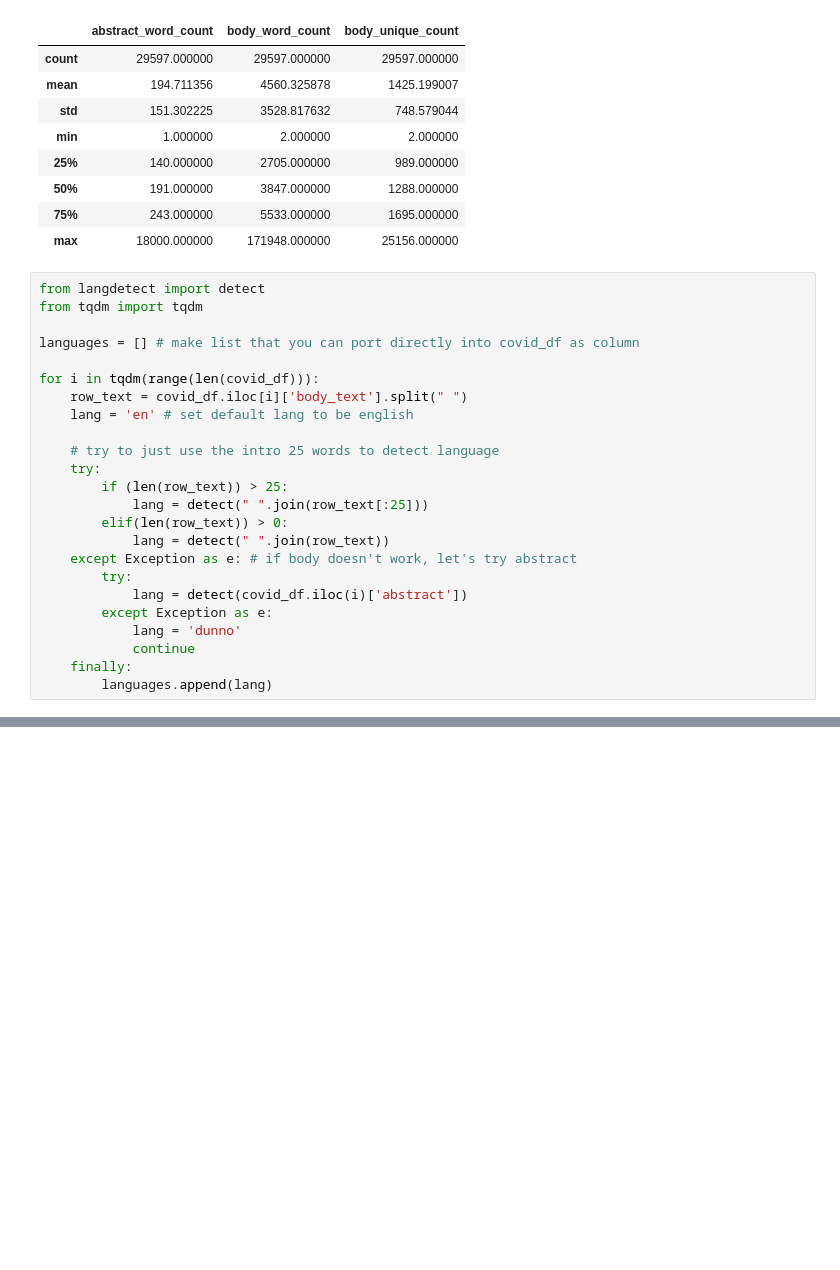
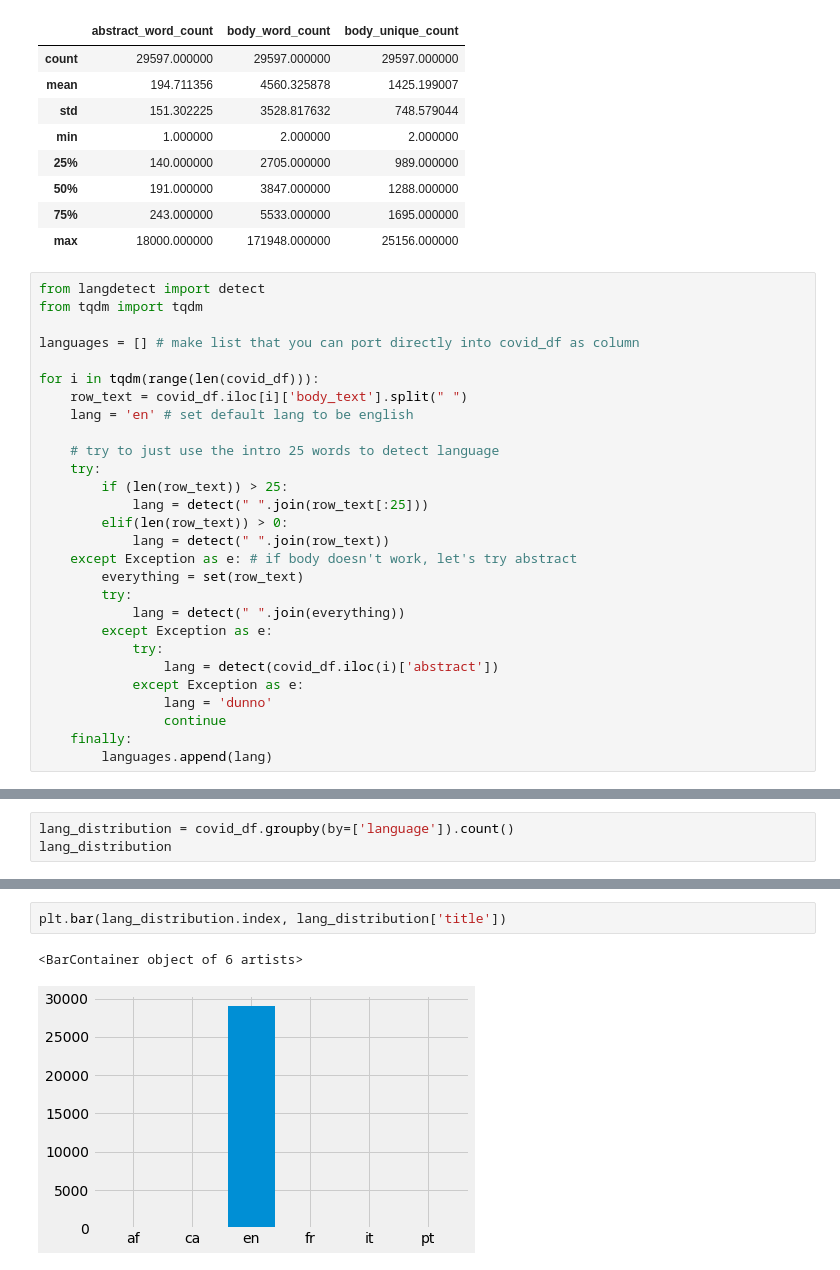
Before and after one commit to orangejuicetin/CIS545-Final-Project, a Jupyter notebook: justin_choi_cis545_final.ipynb, the cells around one changed output, grey strips where cells are left out. Drawn from its saved outputs; the diff is of its cells as text; blank space fills up the shorter version.

Commit message:
added a bit more EDA, tried fixing up the language detection segment

```diff
--- a/justin_choi_cis545_final.ipynb
+++ b/justin_choi_cis545_final.ipynb
@@ -221,10 +221,14 @@ for i in tqdm(range(len(covid_df))):
         elif(len(row_text)) > 0:
             lang = detect(" ".join(row_text))
     except Exception as e: # if body doesn't work, let's try abstract
+        everything = set(row_text)
         try:
-            lang = detect(covid_df.iloc(i)['abstract'])
+            lang = detect(" ".join(everything))
         except Exception as e:
-            lang = 'dunno'
-            continue
+            try:
+                lang = detect(covid_df.iloc(i)['abstract'])
+            except Exception as e:
+                lang = 'dunno'
+                continue
     finally:
         languages.append(lang)
@@ -252,0 +262,3 @@ covid_df.head()
+# %%
+lang_distribution = covid_df.groupby(by=['language']).count()
+lang_distribution
@@ -252,0 +274,5 @@ covid_df.head()
+# %%
+plt.bar(lang_distribution.index, lang_distribution['title'])
+# %% [output]
+<BarContainer object of 6 artists>
+[figure, added]
```
Also changed, not shown: parts of 11 cells of this notebook.
